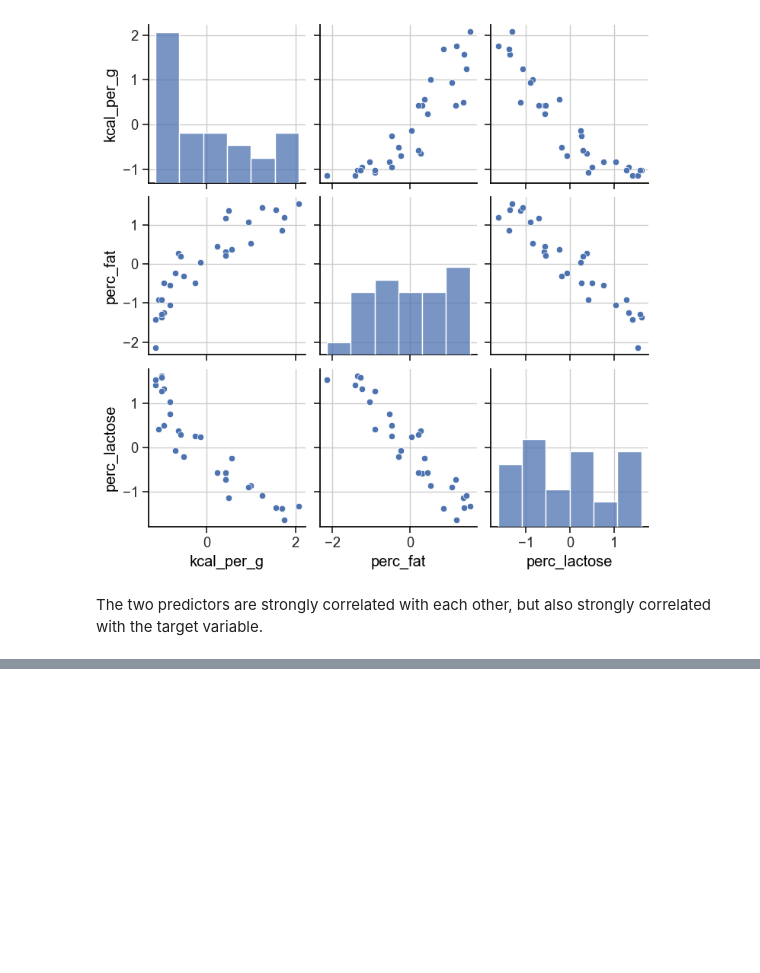
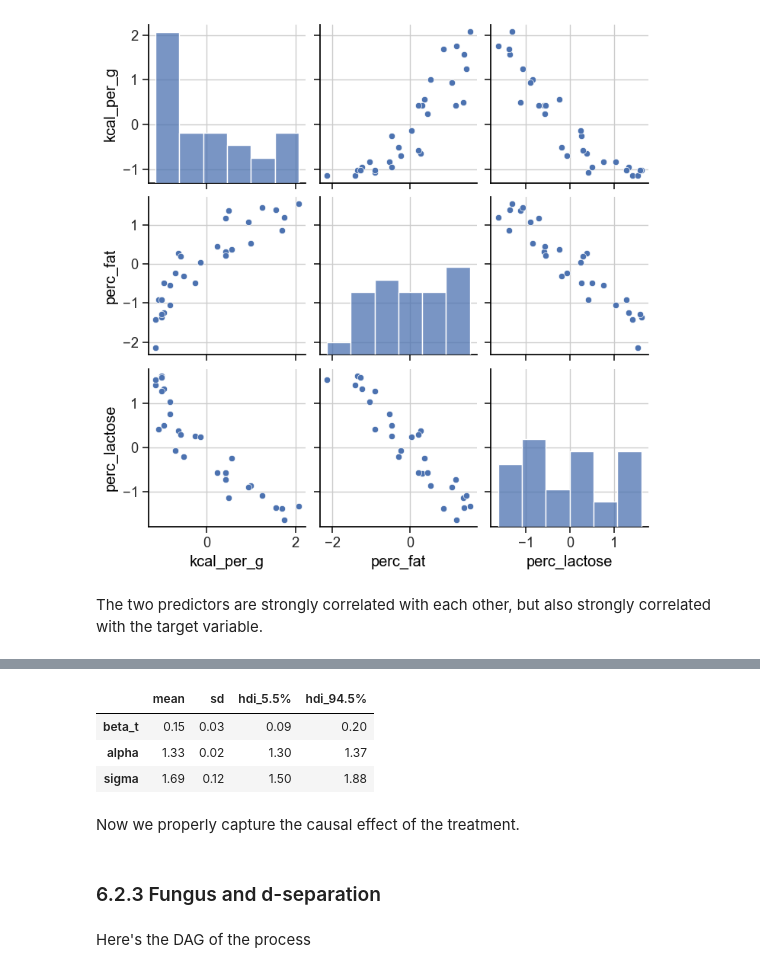
Before and after one commit to chris-leonard/statistical-rethinking, a Jupyter notebook: notes/chapter_6.ipynb, the cells around one changed output, grey strips where cells are left out. Cells and saved outputs as stored; diff of their text form; code cells hidden in the pictures; blank space fills up the shorter version.

```diff
--- a/notes/chapter_6.ipynb
+++ b/notes/chapter_6.ipynb
@@ -401,0 +525,24 @@ The two predictors are strongly correlated with each other, but also strongly co
+# %%
+coords = {
+    "obs_id": plants.index,
+}
+with pm.Model(coords_mutable=coords) as m6_8:
+    # data
+    h0 = pm.MutableData("h0", plants.h0, dims="obs_id")
+    treatment = pm.MutableData("treatment", plants.treatment, dims="obs_id")
+    fungus = pm.MutableData("fungus", plants.fungus, dims="obs_id")
+
+    # priors
+    alpha = pm.LogNormal("alpha", mu=0, sigma=0.2)
+    beta_t = pm.Normal("beta_t", mu=0, sigma=0.5)
+    sigma = pm.Exponential("sigma", lam=1)
+
+    # model
+    p = pm.Deterministic("p", alpha + beta_t * treatment, dims="obs_id")
+    mu = pm.Deterministic("mu", h0 * p, dims="obs_id")
+
+    # likelihood
+    h1 = pm.Normal("h1", mu=mu, sigma=sigma, observed=plants.h1, dims="obs_id")
+
+    # sample
+    trace_6_8 = pm.sample(random_seed=RANDOM_SEED)
@@ -401,0 +556,19 @@ The two predictors are strongly correlated with each other, but also strongly co
+# %%
+pm.summary(
+    trace_6_8,
+    var_names=["~mu", "~p"],
+    kind="stats",
+    hdi_prob=0.89,
+    round_to=2,
+)
+# %% [output]
+|  | mean | sd | hdi_5.5% | hdi_94.5% |
+| beta_t | 0.15 | 0.03 | 0.09 | 0.20 |
+| alpha | 1.33 | 0.02 | 1.30 | 1.37 |
+| sigma | 1.69 | 0.12 | 1.50 | 1.88 |
+# %% [markdown]
+Now we properly capture the causal effect of the treatment.
+# %% [markdown]
+### 6.2.3 Fungus and d-separation
+# %% [markdown]
+Here's the DAG of the process
```
Also changed, not shown: parts of 19 cells of this notebook, 1 other file.
